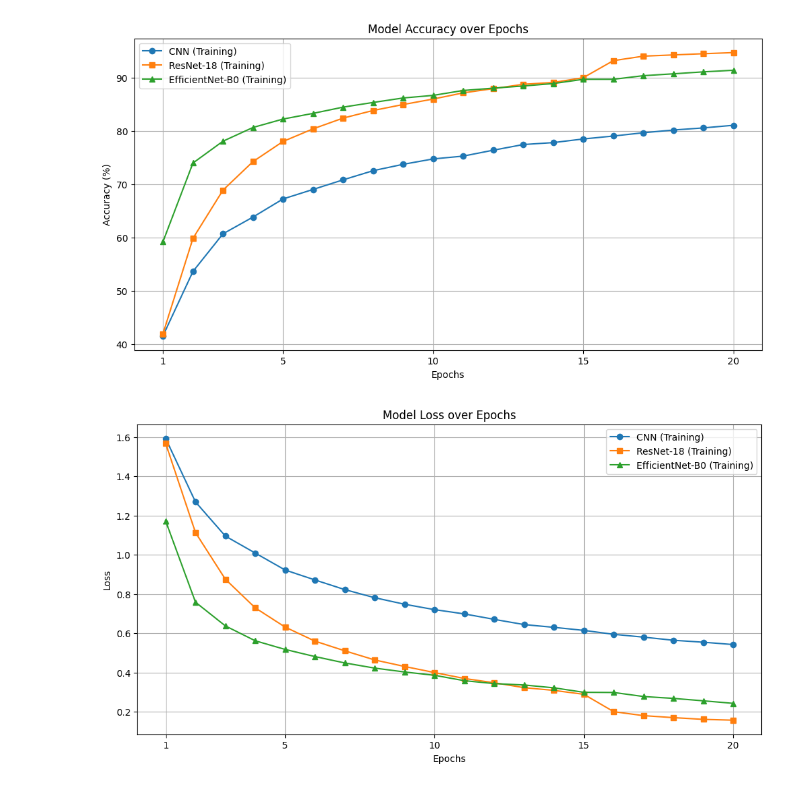
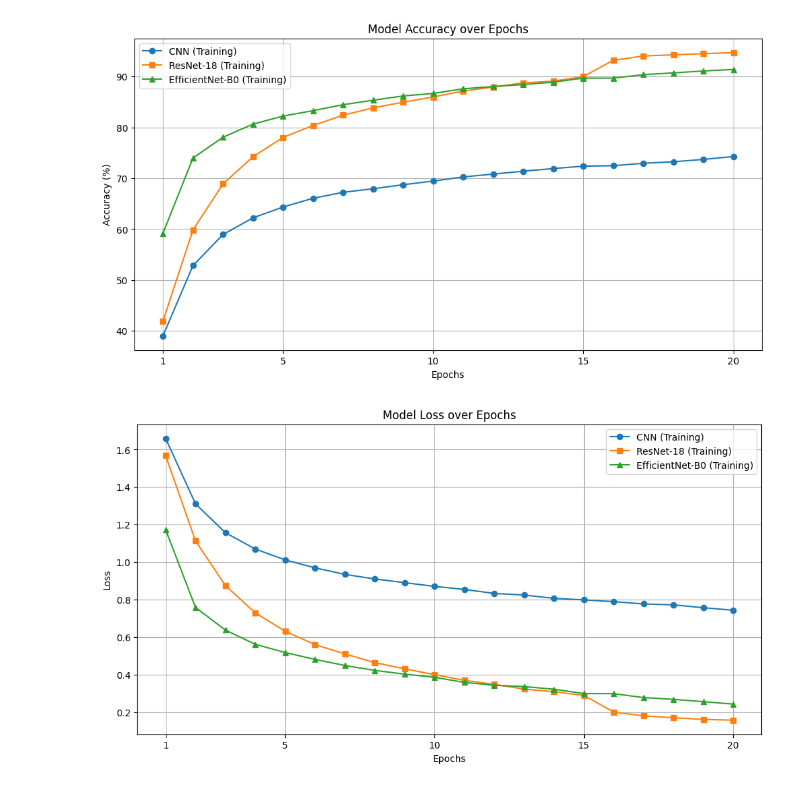
Before and after one commit to NikhilSanjay25/NNDL_image_comparision, a Jupyter notebook: plots.ipynb, the cells around one changed output. Saved outputs shown, nothing was run; the diff lists cells and outputs as text; code cells hidden in the pictures.

Commit message:
changed plot wrt to the new CNN

```diff
--- a/plots.ipynb
+++ b/plots.ipynb
@@ -5,8 +5,10 @@ import pandas as pd
 # Data extracted from the user's provided logs
 data = {
     'CNN': {
-        'accuracy': [41.50, 53.61, 60.68, 63.83, 67.23, 69.02, 70.82, 72.54, 73.74, 74.75, 75.28, 76.39, 77.45, 77.82, 78.50, 79.05, 79.67, 80.18, 80.58, 81.07],
-        'loss': [1.5937, 1.2696, 1.0955, 1.0090, 0.9226, 0.8718, 0.8225, 0.7812, 0.7479, 0.7205, 0.6986, 0.6709, 0.6442, 0.6302, 0.6146, 0.5947, 0.5801, 0.5643, 0.5543, 0.5423]
+        "loss": [1.6600, 1.3109, 1.1571, 1.0698, 1.0120, 0.9697, 0.9345, 0.9103, 0.8903, 0.8706,
+             0.8542, 0.8330, 0.8245, 0.8065, 0.7985, 0.7890, 0.7770, 0.7718, 0.7569, 0.7432],
+    "accuracy": [39.00, 52.83, 58.94, 62.23, 64.35, 66.07, 67.24, 67.95, 68.74, 69.45,
+                           70.27, 70.83, 71.40, 71.92, 72.39, 72.48, 72.96, 73.25, 73.72, 74.28]
     },
     'ResNet-18': {
         'accuracy': [41.89, 59.83, 68.89, 74.25, 78.03, 80.40, 82.42, 83.85, 84.97, 86.00, 87.16, 87.95, 88.78, 89.11, 90.01, 93.21, 94.06, 94.29, 94.52, 94.73],
@@ -19,32 +21,32 @@ data = {
 }
 
 epochs = range(1, 21)
 
 # Plotting Accuracy
 plt.figure(figsize=(12, 6))
 plt.plot(epochs, data['CNN']['accuracy'], 'o-', label='CNN (Training)')
 plt.plot(epochs, data['ResNet-18']['accuracy'], 's-', label='ResNet-18 (Training)')
 plt.plot(epochs, data['EfficientNet-B0']['train_accuracy'], '^-', label='EfficientNet-B0 (Training)')
 plt.title('Model Accuracy over Epochs')
 plt.xlabel('Epochs')
 plt.ylabel('Accuracy (%)')
 plt.xticks([1, 5, 10, 15, 20])
 plt.legend()
 plt.grid(True)
 plt.show()
 
 # Plotting Loss
 plt.figure(figsize=(12, 6))
 plt.plot(epochs, data['CNN']['loss'], 'o-', label='CNN (Training)')
 plt.plot(epochs, data['ResNet-18']['loss'], 's-', label='ResNet-18 (Training)')
 plt.plot(epochs, data['EfficientNet-B0']['train_loss'], '^-', label='EfficientNet-B0 (Training)')
 plt.title('Model Loss over Epochs')
 plt.xlabel('Epochs')
 plt.ylabel('Loss')
 plt.xticks([1, 5, 10, 15, 20])
 plt.legend()
 plt.grid(True)
 plt.show()
 # %% [output]
-[figure, old version]
+[figure, new version]
-[figure, old version]
+[figure, new version]
```
